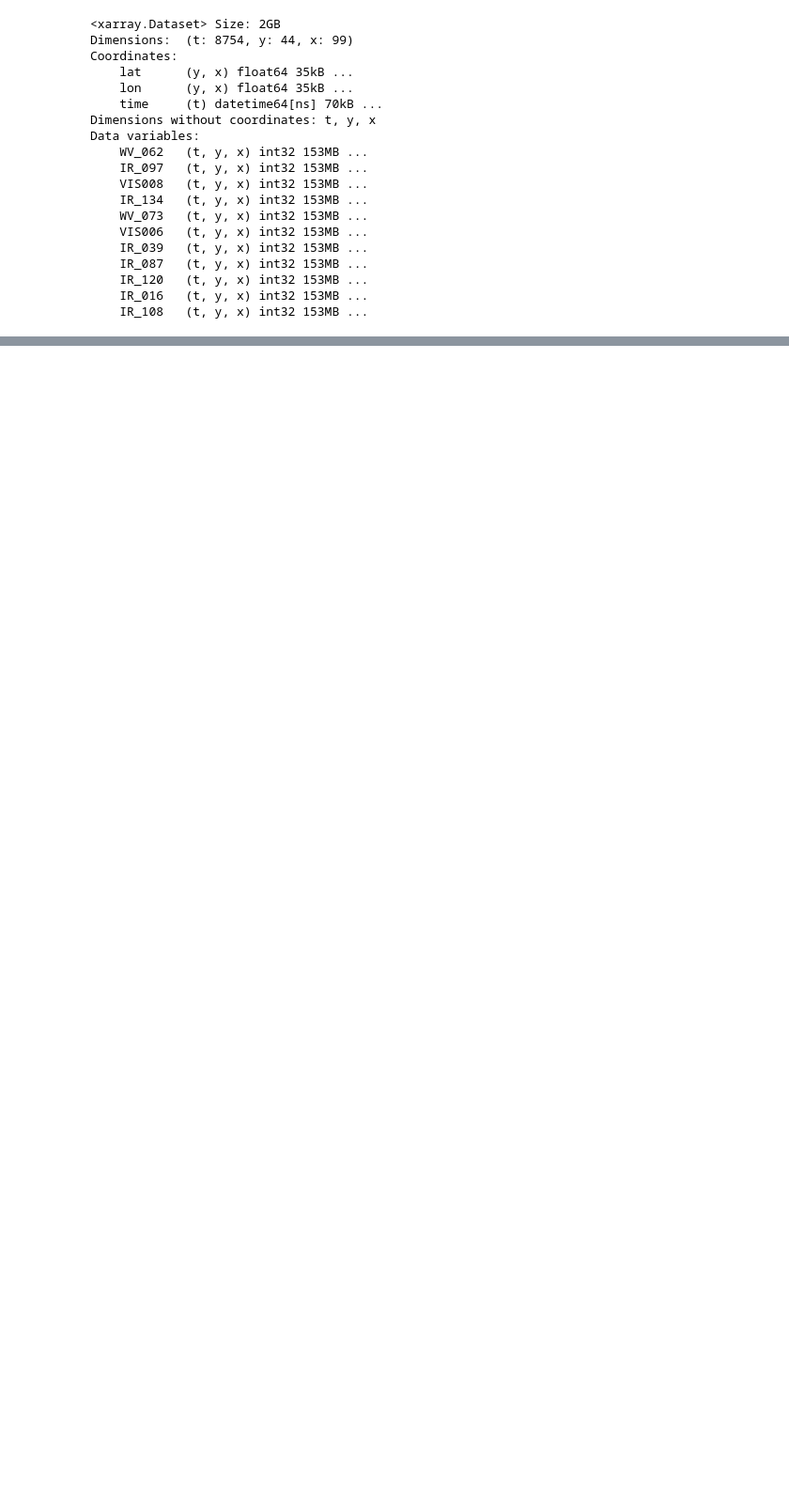
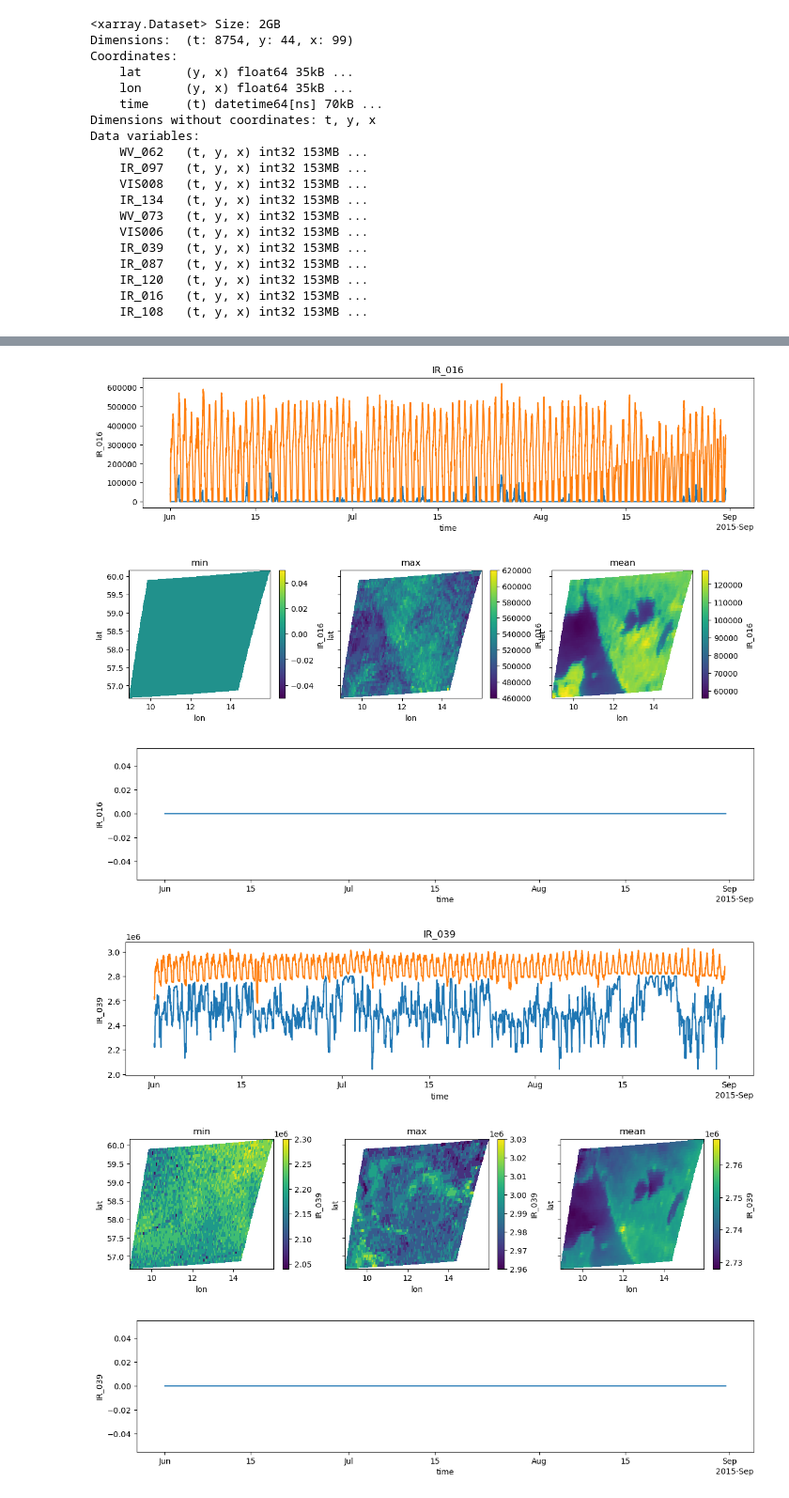
Before and after one commit to OpenSenseAction/OpenMRG2, a Jupyter notebook: examples_SEVIRI_and_IMERG.ipynb, the cells around one changed output, grey strips where cells are left out. Shown at 94% size. Drawn from its saved outputs; the diff is of its cells as text; code cells hidden in the pictures; blank space fills up the shorter version.

Commit message:
add some statistics plots of SEVIRI channels

```diff
--- a/examples_SEVIRI_and_IMERG.ipynb
+++ b/examples_SEVIRI_and_IMERG.ipynb
@@ -43,0 +39,10 @@ ds_seviri.VIS008.mean(dim='t').plot(x='lon', y='lat');
+# %%
+# TODO: Update the NetCDF file so that we do not have to do this here
+ds_seviri = (
+    ds_seviri.rename_vars({'time': 'foo'})
+    .rename_dims({'t': 'time'})
+    .rename_vars({'foo': 'time'})
+)
+# %%
+%%time
+ds_seviri = ds_seviri.load()
@@ -43,0 +54,24 @@ ds_seviri.VIS008.mean(dim='t').plot(x='lon', y='lat');
+# %%
+for var_name in sorted(ds_seviri.data_vars):
+    fig, ax = plt.subplots(figsize=(14, 3))
+    ds_seviri[var_name].min(dim=['x', 'y']).plot(ax=ax)
+    ds_seviri[var_name].max(dim=['x', 'y']).plot(ax=ax)
+    ax.set_title(var_name)
+    fig, axs = plt.subplots(1, 3, figsize=(14, 3), sharex=True, sharey=True)
+    ds_seviri[var_name].min(dim=['time']).plot(ax=axs[0], x='lon', y='lat')
+    axs[0].set_title('min')
+    ds_seviri[var_name].max(dim=['time']).plot(ax=axs[1], x='lon', y='lat')
+    axs[1].set_title('max')
+    ds_seviri[var_name].mean(dim=['time']).plot(ax=axs[2], x='lon', y='lat')
+    axs[2].set_title('mean')
+    fig, ax = plt.subplots(figsize=(14, 3))
+    ds_seviri[var_name].isnull().sum(dim=['x', 'y']).plot(ax=ax)
+    print('\n\n\n\n\n')
+    plt.show()
+# %% [output]
+[figure, added]
+[figure, added]
+[figure, added]
+[figure, added]
+[figure, added]
+[figure, added]
```
Also changed, not shown: parts of 7 cells of this notebook.
